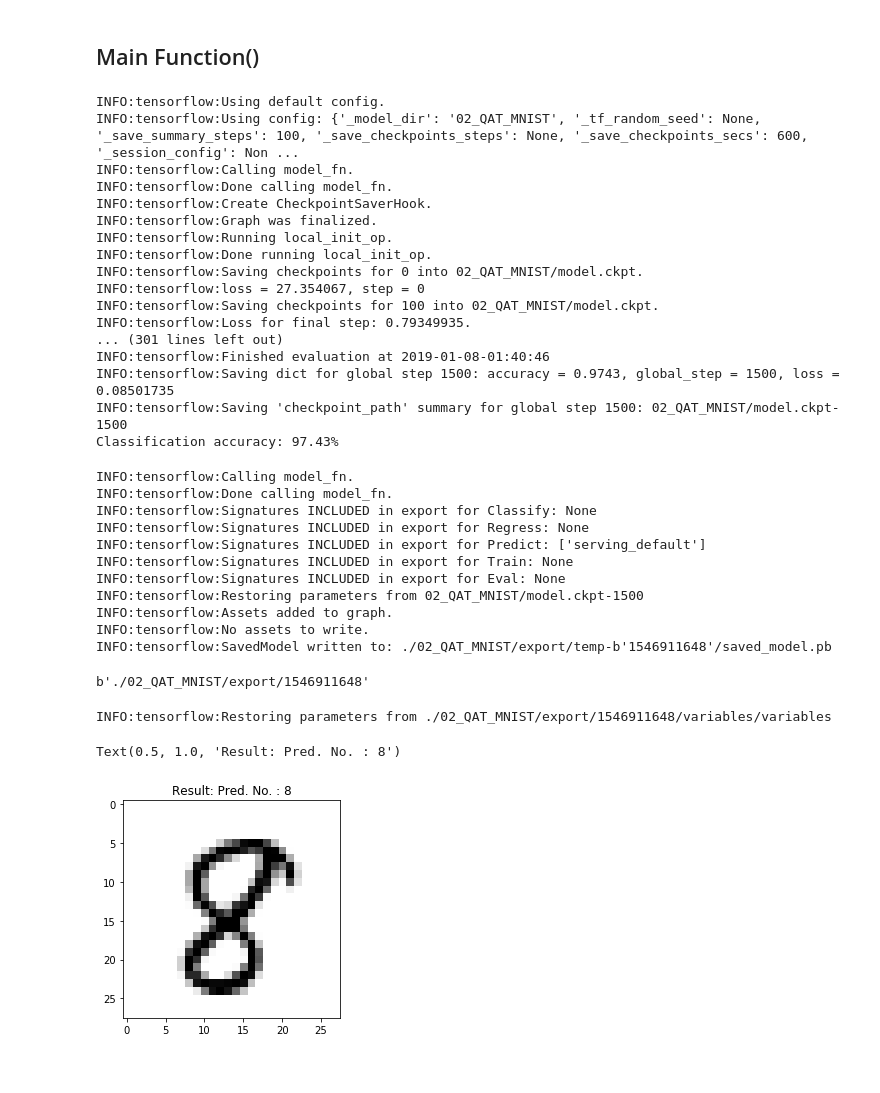
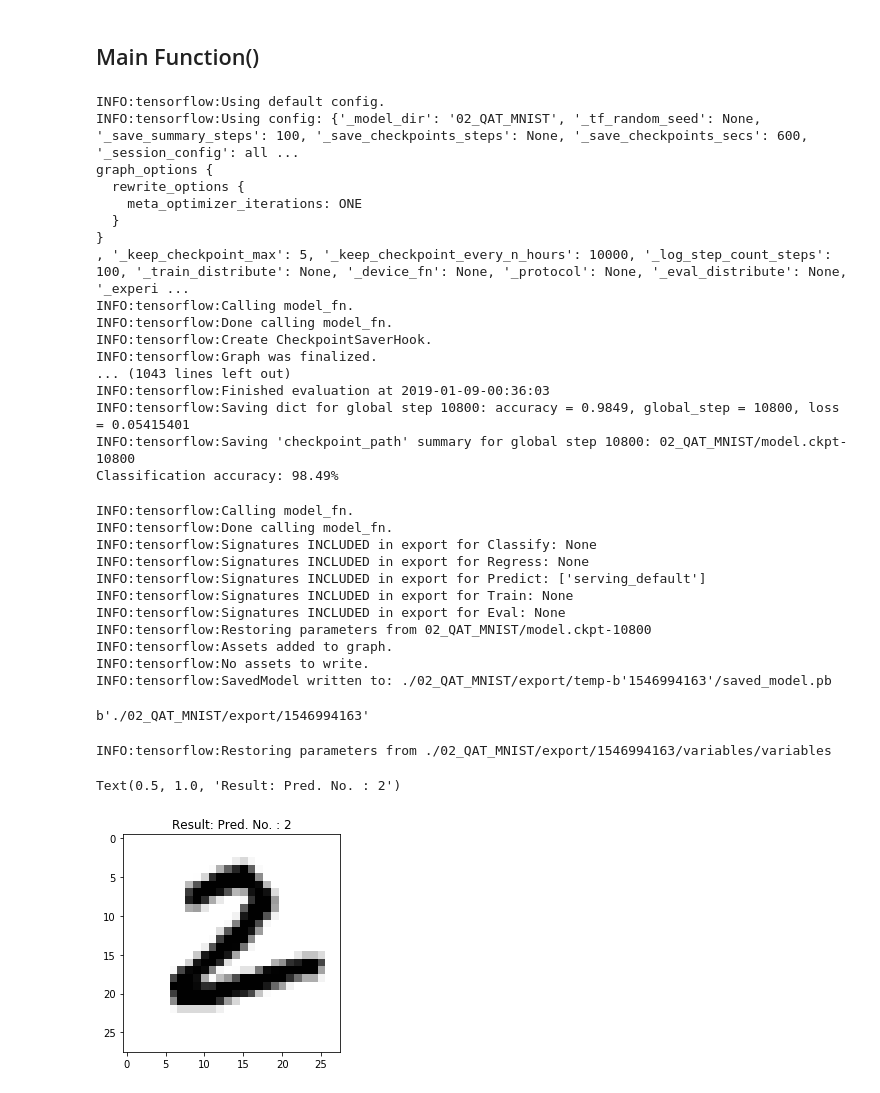
Before and after one commit to rahulkodinya/getAlongWithAI, a Jupyter notebook: 02_QAT_MNIST.ipynb, the cells around one changed output. Cells and saved outputs as stored; diff of their text form; code cells hidden in the pictures.

```diff
--- a/02_QAT_MNIST.ipynb
+++ b/02_QAT_MNIST.ipynb
@@ -424,7 +425,7 @@ model = tf.estimator.Estimator(model_fn=cnn_model_fn,
 
 import timeit
 
-EPOCHS = 15
+EPOCHS = 50
 STEP_SIZE = 100
 count = 0
 
@@ -441,28 +442,26 @@ while (count < EPOCHS):
     count = count + 1
 # %% [output]
 INFO:tensorflow:Using default config.
-INFO:tensorflow:Using config: {'_model_dir': '02_QAT_MNIST', '_tf_random_seed': None, '_save_summary_steps': 100, '_save_checkpoints_steps': None, '_save_checkpoints_secs': 600, '_session_config': Non ...
+INFO:tensorflow:Using config: {'_model_dir': '02_QAT_MNIST', '_tf_random_seed': None, '_save_summary_steps': 100, '_save_checkpoints_steps': None, '_save_checkpoints_secs': 600, '_session_config': all ...
+graph_options {
+  rewrite_options {
+    meta_optimizer_iterations: ONE
+  }
+}
+, '_keep_checkpoint_max': 5, '_keep_checkpoint_every_n_hours': 10000, '_log_step_count_steps': 100, '_train_distribute': None, '_device_fn': None, '_protocol': None, '_eval_distribute': None, '_experi ...
 INFO:tensorflow:Calling model_fn.
 INFO:tensorflow:Done calling model_fn.
 INFO:tensorflow:Create CheckpointSaverHook.
 INFO:tensorflow:Graph was finalized.
-INFO:tensorflow:Running local_init_op.
-INFO:tensorflow:Done running local_init_op.
-INFO:tensorflow:Saving checkpoints for 0 into 02_QAT_MNIST/model.ckpt.
-INFO:tensorflow:loss = 27.354067, step = 0
-INFO:tensorflow:Saving checkpoints for 100 into 02_QAT_MNIST/model.ckpt.
-INFO:tensorflow:Loss for final step: 0.79349935.
-... (301 lines left out)
-INFO:tensorflow:Finished evaluation at 2019-01-08-01:40:46
-INFO:tensorflow:Saving dict for global step 1500: accuracy = 0.9743, global_step = 1500, loss = 0.08501735
-INFO:tensorflow:Saving 'checkpoint_path' summary for global step 1500: 02_QAT_MNIST/model.ckpt-1500
-Classification accuracy: 97.43%
+... (1043 lines left out)
+INFO:tensorflow:Finished evaluation at 2019-01-09-00:36:03
+INFO:tensorflow:Saving dict for global step 10800: accuracy = 0.9849, global_step = 10800, loss = 0.05415401
+INFO:tensorflow:Saving 'checkpoint_path' summary for global step 10800: 02_QAT_MNIST/model.ckpt-10800
+Classification accuracy: 98.49%
 # %%
 def make_serving_input_receiver_fn():
-    inputs = {'image': tf.placeholder(shape=[28,28,1], dtype=tf.float32, name='image')}
+    inputs = {'image': tf.placeholder(shape=[1,784], dtype=tf.float32, name='image')}
     return tf.estimator.export.build_raw_serving_input_receiver_fn(inputs)
-
-export_dir = os.path.join('./02_QAT_MNIST/', 'export')
 
 if tf.gfile.Exists(export_dir):
         tf.gfile.DeleteRecursively(export_dir)
@@ -476,19 +475,18 @@ INFO:tensorflow:Signatures INCLUDED in export for Regress: None
 INFO:tensorflow:Signatures INCLUDED in export for Predict: ['serving_default']
 INFO:tensorflow:Signatures INCLUDED in export for Train: None
 INFO:tensorflow:Signatures INCLUDED in export for Eval: None
-INFO:tensorflow:Restoring parameters from 02_QAT_MNIST/model.ckpt-1500
+INFO:tensorflow:Restoring parameters from 02_QAT_MNIST/model.ckpt-10800
 INFO:tensorflow:Assets added to graph.
 INFO:tensorflow:No assets to write.
-INFO:tensorflow:SavedModel written to: ./02_QAT_MNIST/export/temp-b'1546911648'/saved_model.pb
+INFO:tensorflow:SavedModel written to: ./02_QAT_MNIST/export/temp-b'1546994163'/saved_model.pb
-b'./02_QAT_MNIST/export/1546911648'
+b'./02_QAT_MNIST/export/1546994163'
 # %%
-export_dir = os.path.join('./02_QAT_MNIST/', 'export')
 saved_model_dir = os.path.join(export_dir, os.listdir(export_dir)[-1])
 
 predictor_fn = tf.contrib.predictor.from_saved_model(
   export_dir = saved_model_dir)
 # %% [output]
-INFO:tensorflow:Restoring parameters from ./02_QAT_MNIST/export/1546911648/variables/variables
+INFO:tensorflow:Restoring parameters from ./02_QAT_MNIST/export/1546994163/variables/variables
 # %%
 import numpy
 import random
@@ -498,33 +496,37 @@ pngFname = dir + random.choice(os.listdir(dir))
 
 pngFile=open(pngFname,'rb')
 png_string = pngFile.read();
 pngFile.close()
 
 #sample = tf.cast(tf.image.decode_png(png_string, channels=1), tf.int8)
 sample = tf.cast(tf.image.decode_png(png_string, channels=1), tf.float32)
 
 a = np.ones(shape=(28,28,1),dtype=np.float32)
 
 img = tf.reshape(sample, [28, 28, 1])
 
 with sess.as_default():
     a = img.eval()
 
-output = predictor_fn({'image': a})
+b = np.ones(shape=(1,784),dtype=np.float32)
+
+b = a.reshape((1,784))
+
+output = predictor_fn({'image': b})
 #print(output)
 #print ("train_data.shape: " + str(sample.get_shape()))
 #print ("train_data.shape: " + str(img.get_shape()))
 
 max = 0
 
 for x in range(10):
     if output['probabilities'][0][x] >= output['probabilities'][0][max]:
         max = x
 
 f, ax = plt.subplots()
 ax.imshow(a.reshape(img_shape), cmap='binary')
 xlabel = "Result: Pred. No. : {0}".format(max)
 ax.set_title(xlabel)
 # %% [output]
-Text(0.5, 1.0, 'Result: Pred. No. : 8')
+Text(0.5, 1.0, 'Result: Pred. No. : 2')
-[figure, old version]
+[figure, new version]
```
Also changed, not shown: parts of 3 cells of this notebook, 1 other file.
